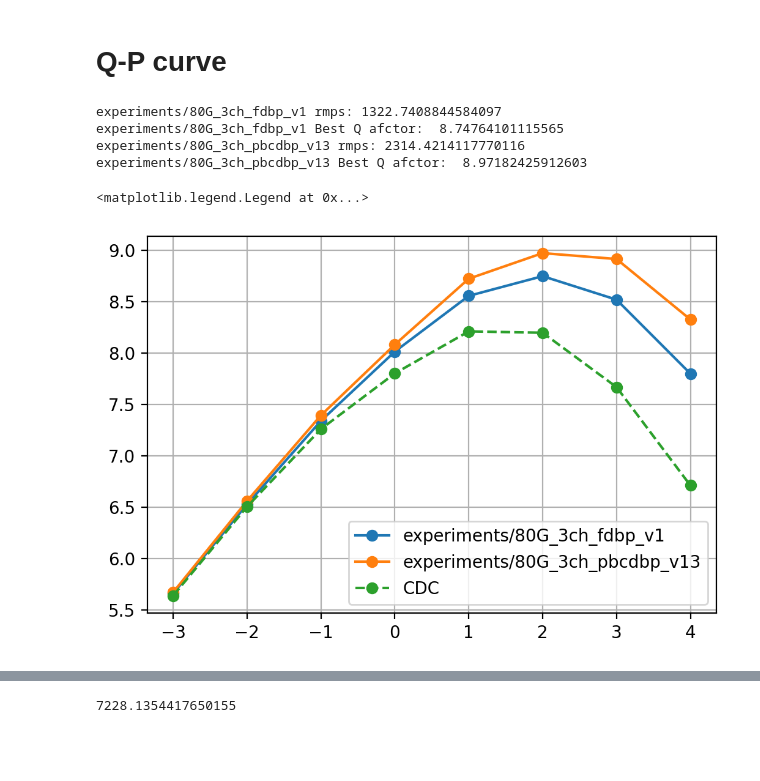
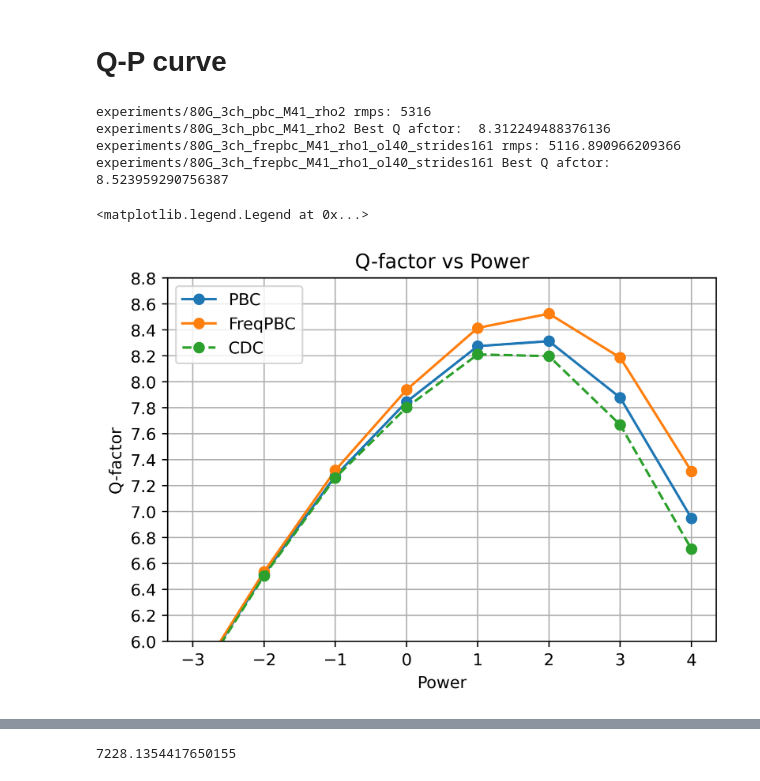
Before and after one commit to xinyuxiao113/pkufiber, a Jupyter notebook: develop.ipynb, the cells around one changed output, grey strips where cells are left out. Saved outputs shown, nothing was run; the diff lists cells and outputs as text; code cells hidden in the pictures; blank space fills up the shorter version.

Commit message:
Add freqDBP

```diff
--- a/develop.ipynb
+++ b/develop.ipynb
@@ -33,43 +33,52 @@ from scripts.visualize import load_experiment, load_baseline
 import pkufiber as pf
 
 paths = [
+        f'experiments/80G_3ch_pbc_M41_rho2',
+        'experiments/80G_3ch_frepbc_M41_rho1_ol40_strides161',
         # 'experiments/80G_3ch_frepbc_M41_rho1_ol40_strides161',
         # 'experiments/80G_3ch_frepbc_M81_rho1_ol160_strides161',
         # 'experiments/80G_3ch_frepbc_M41_rho1_ol40_strides321',
-        'experiments/80G_3ch_fdbp_v1',
-        'experiments/80G_3ch_pbcdbp_v13'
+        # 'experiments/80G_3ch_fdbp_v1',
+        # 'experiments/80G_3ch_pbcdbp_v13'
         # 'experiments/80G_3ch_pbcdbp_v2',
         # 'experiments/80G_3ch_pbcdbp_v4',
         # 'experiments/80G_3ch_pbcdbp_v6',
         # 'experiments/80G_3ch_ampbcstep_M401_rho1',
         # 'experiments/80G_3ch_ampbcstep_M41_rho2',
         # 'experiments/80G_3ch_pbc_M161_rho2',
         # 'experiments/80G_3ch_pbc_M41_rho2',
         # 'experiments/80G_3ch_frepbc_M201_ol200_rho1_strides201',
         # 'experiments/80G_3ch_frepbc_M81_rho1_ol80_strides321',
         ]
+lab = lambda x: 'FreqPBC' if 'frepbc' in x else 'PBC'
 
 results = {path: load_experiment(path) for path in paths}
+labels = {path: lab(path) for path in paths}
 
-plt.figure(dpi=200, figsize=(6, 4))
+
+plt.figure(dpi=400, figsize=(6, 4))
 for key, result in results.items():
     qfactor, power = result['qfactor_power']
     print(f'{key} rmps:', result['model'].rmps())
-    plt.plot(power, qfactor, '-o', label=key)
+    plt.plot(power, qfactor, '-o', label=labels[key])
     print(key, 'Best Q afctor: ', np.max(qfactor))
 
 # CDC
 cdc, power = load_baseline('configs/dsp/test_eq.yaml', 'CDC')
 plt.plot(power, cdc, '--o', label='CDC')
 
 
 plt.grid()
-plt.legend()
-# plt.ylim(7, 8.5)
+plt.xlabel('Power')
+plt.ylabel('Q-factor')
+plt.ylim(6, 8.8)
+plt.title('Q-factor vs Power')
+plt.yticks(np.arange(6, 8.8, 0.2))
+plt.legend(loc='upper left')
 # %% [output]
-experiments/80G_3ch_fdbp_v1 rmps: 1322.7408844584097
-experiments/80G_3ch_fdbp_v1 Best Q afctor:  8.74764101115565
-experiments/80G_3ch_pbcdbp_v13 rmps: 2314.4214117770116
-experiments/80G_3ch_pbcdbp_v13 Best Q afctor:  8.97182425912603
+experiments/80G_3ch_pbc_M41_rho2 rmps: 5316
+experiments/80G_3ch_pbc_M41_rho2 Best Q afctor:  8.312249488376136
+experiments/80G_3ch_frepbc_M41_rho1_ol40_strides161 rmps: 5116.890966209366
+experiments/80G_3ch_frepbc_M41_rho1_ol40_strides161 Best Q afctor:  8.523959290756387
 <matplotlib.legend.Legend at 0x...>
-[figure, old version]
+[figure, new version]
```
Also changed, not shown: parts of 11 cells of this notebook, 17 other files.
